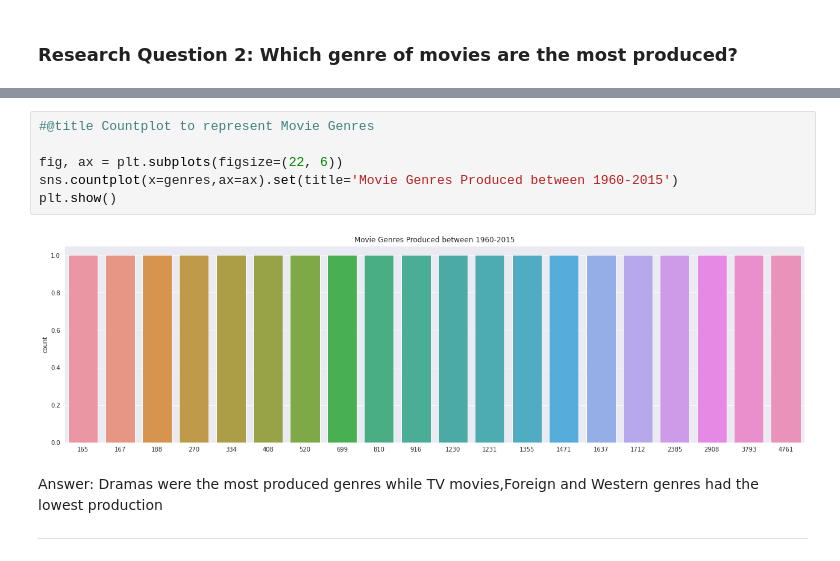
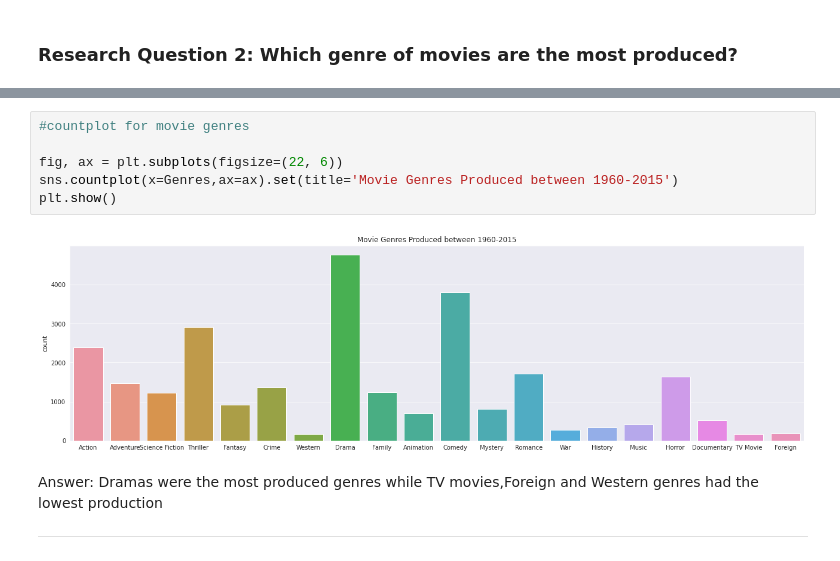
Before and after one commit to FMurunga/IDMb-Movies-Data-Investigation-Project, a Jupyter notebook: TDMb_Dataset_Analysis_Project.ipynb, the cells around one changed output, grey strips where cells are left out. Drawn from its saved outputs; the diff is of its cells as text.

```diff
--- a/TDMb_Dataset_Analysis_Project.ipynb
+++ b/TDMb_Dataset_Analysis_Project.ipynb
@@ -363,11 +362,11 @@ dtype: int64
 # %%
-#@title Countplot to represent Movie Genres
+#countplot for movie genres
 
 fig, ax = plt.subplots(figsize=(22, 6))
-sns.countplot(x=genres,ax=ax).set(title='Movie Genres Produced between 1960-2015')
+sns.countplot(x=Genres,ax=ax).set(title='Movie Genres Produced between 1960-2015')
 plt.show()
 # %% [output]
-[figure, old version]
+[figure, new version]
 # %% [markdown]
 Answer: Dramas were the most produced genres while TV movies,Foreign and Western genres had the lowest production
 
```
Also changed, not shown: parts of 17 cells of this notebook.
